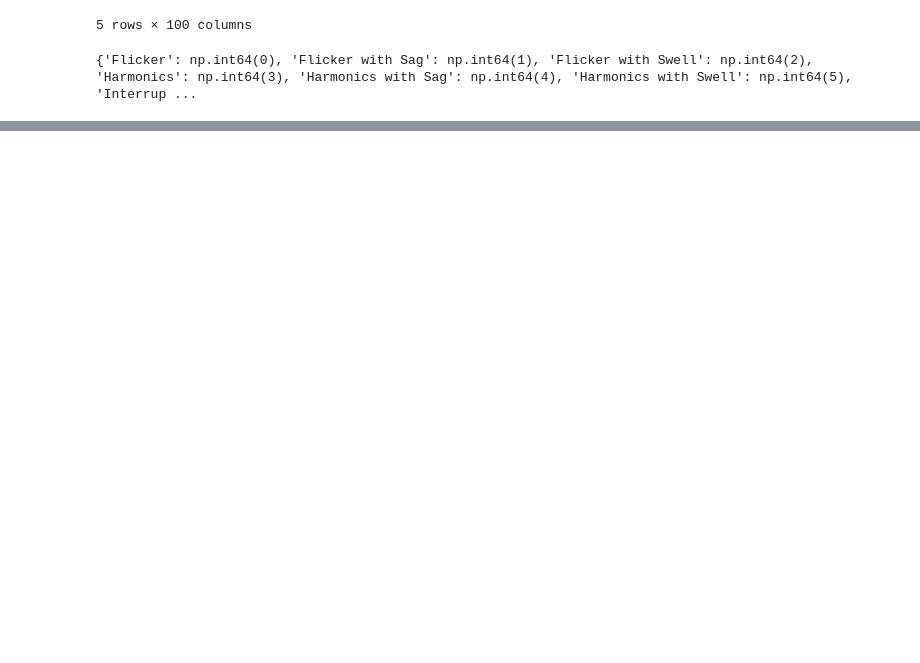
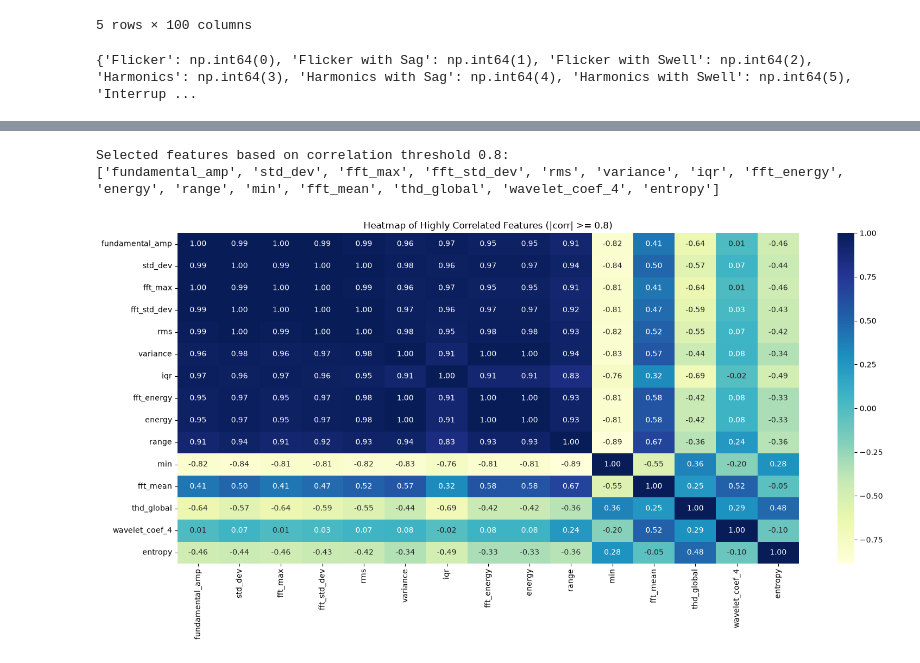
Before and after one commit to SorbieuRnk/PowerQualityDisturbancesClassification, a Jupyter notebook: project.ipynb, the cells around one changed output, grey strips where cells are left out. Cells and saved outputs as stored; diff of their text form; code cells hidden in the pictures; blank space fills up the shorter version.

```diff
--- a/project.ipynb
+++ b/project.ipynb
@@ -382,0 +536,30 @@ final_dataset.head()
+# %%
+# Compute the correlation matrix
+correlation_matrix = final_dataset[list(selected_features)].corr()
+
+# Define a threshold for correlation
+threshold = 0.8
+
+# Identify highly correlated features
+high_corr_pairs = correlation_matrix[(correlation_matrix.abs() >= threshold) & (correlation_matrix.abs() < 1)]
+selected_features_ = high_corr_pairs.columns[high_corr_pairs.any()].tolist()
+
+#selected_features.extend(['Label', 'Attack Type', 'Attack Tool'])
+
+# Create a new DataFrame with only selected features
+filtered_df = final_dataset[selected_features_]
+
+# Display the selected features
+print(f"Selected features based on correlation threshold {threshold}:\n{selected_features}")
+
+# Plot the filtered heatmap
+plt.figure(figsize=(16, 8))
+sns.heatmap(correlation_matrix, annot=True, cmap='YlGnBu', fmt=".2f")
+plt.title(f"Heatmap of Highly Correlated Features (|corr| >= {threshold})")
+plt.tight_layout()
+# plt.savefig('heatmap.png')
+plt.show()
+# %% [output]
+Selected features based on correlation threshold 0.8:
+['fundamental_amp', 'std_dev', 'fft_max', 'fft_std_dev', 'rms', 'variance', 'iqr', 'fft_energy', 'energy', 'range', 'min', 'fft_mean', 'thd_global', 'wavelet_coef_4', 'entropy']
+[figure, added]
```
Also changed, not shown: parts of 14 cells of this notebook, 3 other files.
